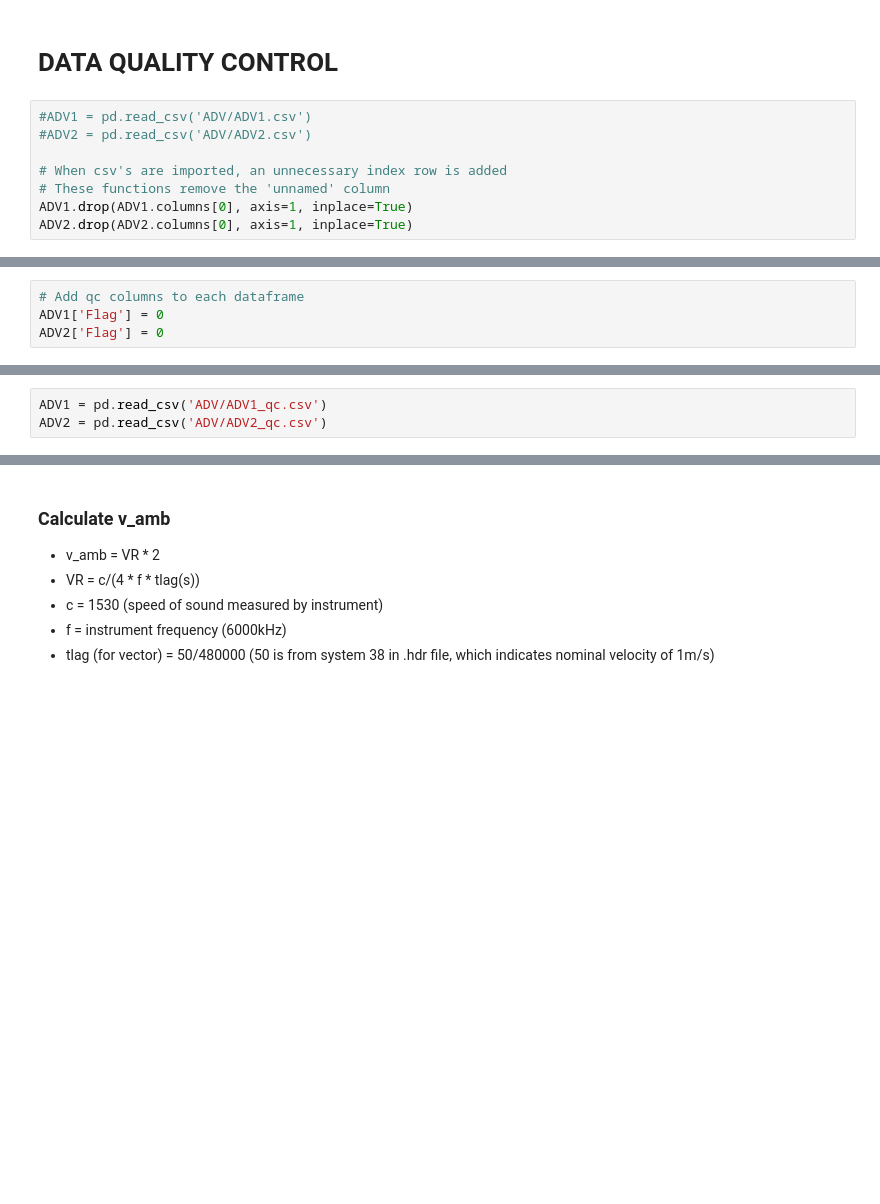
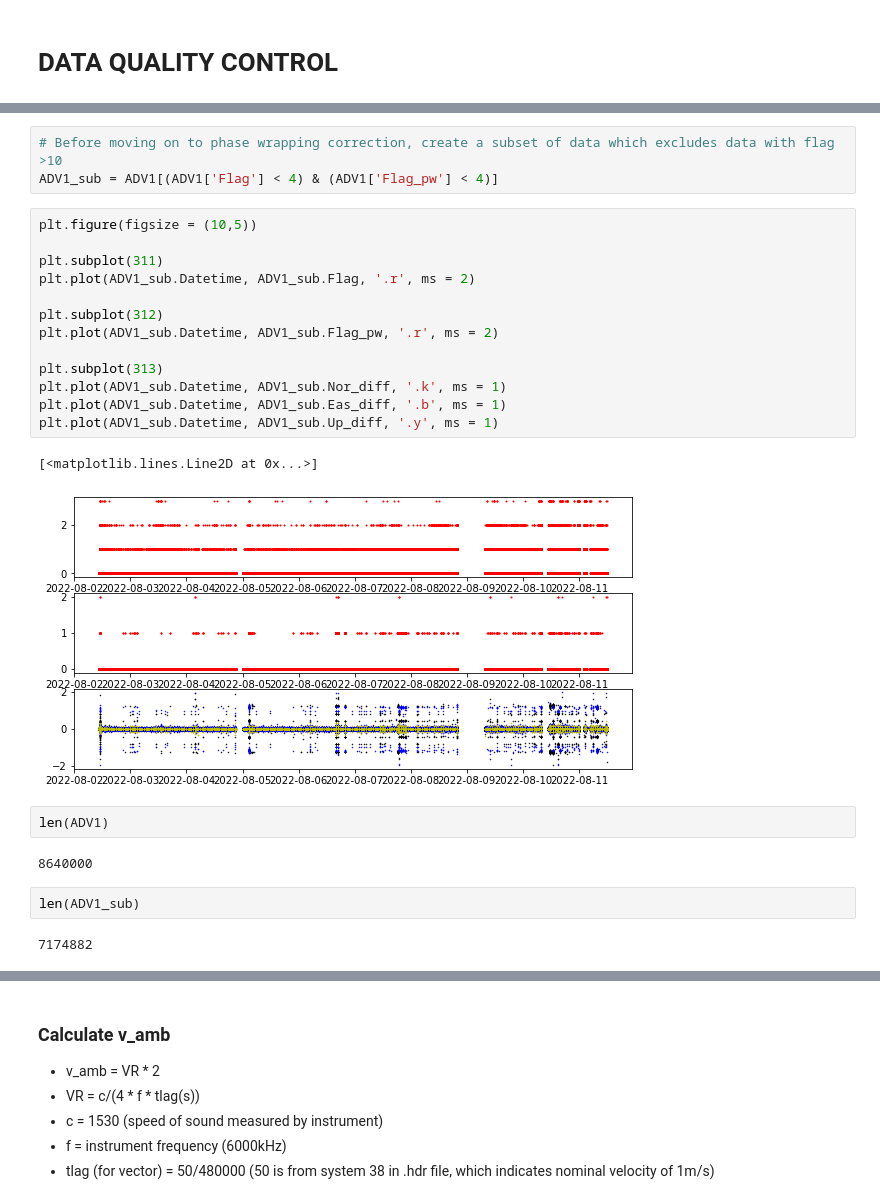
Before and after one commit to lagrady/Kelp-Forest-Hydrodynamics, a Jupyter notebook: notebooks/ADV_data.ipynb, the cells around one changed output, grey strips where cells are left out. Saved outputs shown, nothing was run; the diff lists cells and outputs as text; blank space fills up the shorter version.

```diff
--- a/notebooks/ADV_data.ipynb
+++ b/notebooks/ADV_data.ipynb
@@ -176,10 +26,2 @@ ADV_combined.to_csv('ADV/all_adv_data.csv')
 # %% [markdown]
 # DATA QUALITY CONTROL
-# %%
-#ADV1 = pd.read_csv('ADV/ADV1.csv')
-#ADV2 = pd.read_csv('ADV/ADV2.csv')
-
-# When csv's are imported, an unnecessary index row is added
-# These functions remove the 'unnamed' column
-ADV1.drop(ADV1.columns[0], axis=1, inplace=True)
-ADV2.drop(ADV2.columns[0], axis=1, inplace=True)
@@ -211,4 +27,0 @@ ADV1
-# %%
-# Add qc columns to each dataframe
-ADV1['Flag'] = 0
-ADV2['Flag'] = 0
@@ -381,3 +27,0 @@ plt.plot(ADV2_qc['Velocity_East(m/s)'], 'ko')
-# %%
-ADV1 = pd.read_csv('ADV/ADV1_qc.csv')
-ADV2 = pd.read_csv('ADV/ADV2_qc.csv')
@@ -710,0 +116,27 @@ beam = inv(R)*enu
+# %%
+# Before moving on to phase wrapping correction, create a subset of data which excludes data with flag >10
+ADV1_sub = ADV1[(ADV1['Flag'] < 4) & (ADV1['Flag_pw'] < 4)]
+# %%
+plt.figure(figsize = (10,5))
+
+plt.subplot(311)
+plt.plot(ADV1_sub.Datetime, ADV1_sub.Flag, '.r', ms = 2)
+
+plt.subplot(312)
+plt.plot(ADV1_sub.Datetime, ADV1_sub.Flag_pw, '.r', ms = 2)
+
+plt.subplot(313)
+plt.plot(ADV1_sub.Datetime, ADV1_sub.Nor_diff, '.k', ms = 1)
+plt.plot(ADV1_sub.Datetime, ADV1_sub.Eas_diff, '.b', ms = 1)
+plt.plot(ADV1_sub.Datetime, ADV1_sub.Up_diff, '.y', ms = 1)
+# %% [output]
+[<matplotlib.lines.Line2D at 0x...>]
+[figure, added]
+# %%
+len(ADV1)
+# %% [output]
+8640000
+# %%
+len(ADV1_sub)
+# %% [output]
+7174882
```
Also changed, not shown: parts of 90 cells of this notebook.
